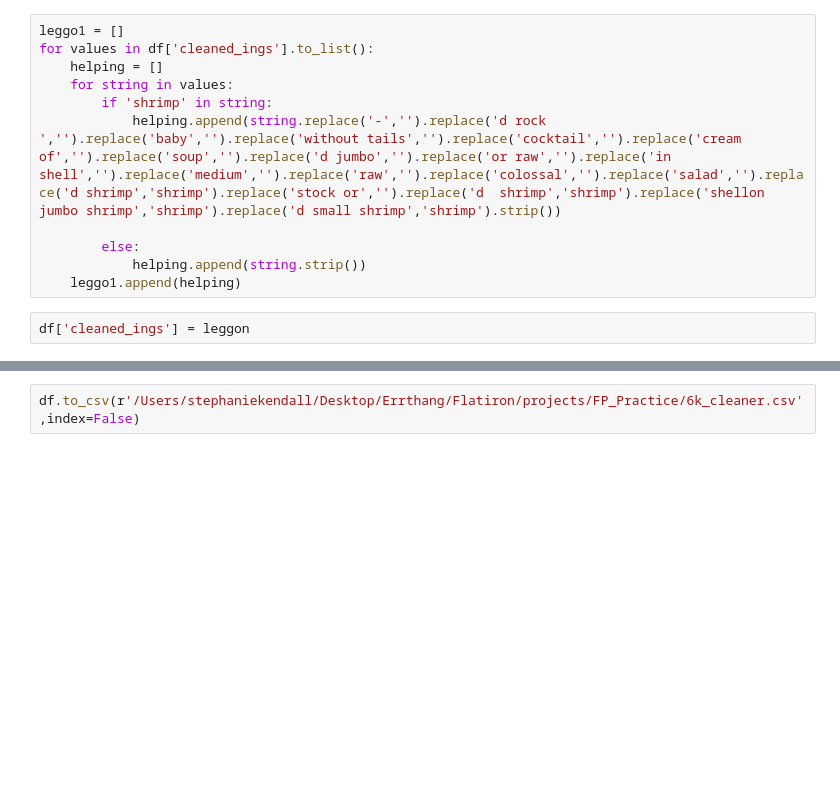
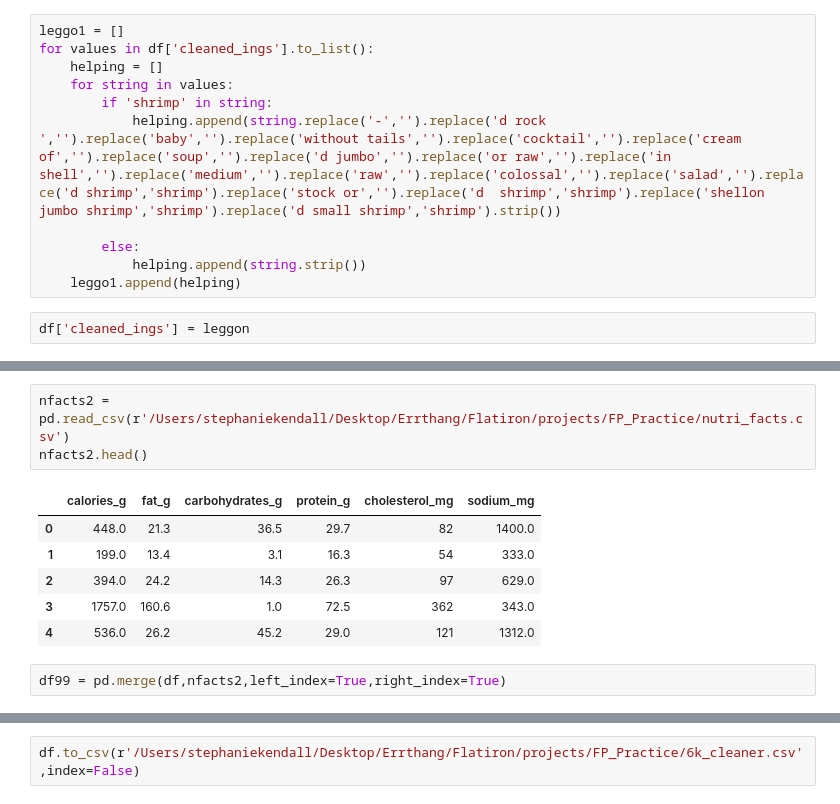
Before and after one commit to stephkendall/Recipe_Recs, a Jupyter notebook: EDA.ipynb, the cells around one changed output, grey strips where cells are left out. Cells and saved outputs as stored; diff of their text form; blank space fills up the shorter version.

```diff
--- a/EDA.ipynb
+++ b/EDA.ipynb
@@ -765,0 +755,12 @@ df.sample(20)
+# %%
+nfacts2 = pd.read_csv(r'/Users/stephaniekendall/Desktop/Errthang/Flatiron/projects/FP_Practice/nutri_facts.csv')
+nfacts2.head()
+# %% [output]
+|  | calories_g | fat_g | carbohydrates_g | protein_g | cholesterol_mg | sodium_mg |
+| 0 | 448.0 | 21.3 | 36.5 | 29.7 | 82 | 1400.0 |
+| 1 | 199.0 | 13.4 | 3.1 | 16.3 | 54 | 333.0 |
+| 2 | 394.0 | 24.2 | 14.3 | 26.3 | 97 | 629.0 |
+| 3 | 1757.0 | 160.6 | 1.0 | 72.5 | 362 | 343.0 |
+| 4 | 536.0 | 26.2 | 45.2 | 29.0 | 121 | 1312.0 |
+# %%
+df99 = pd.merge(df,nfacts2,left_index=True,right_index=True)
```
Also changed, not shown: parts of 9 cells of this notebook, 2 other files.
